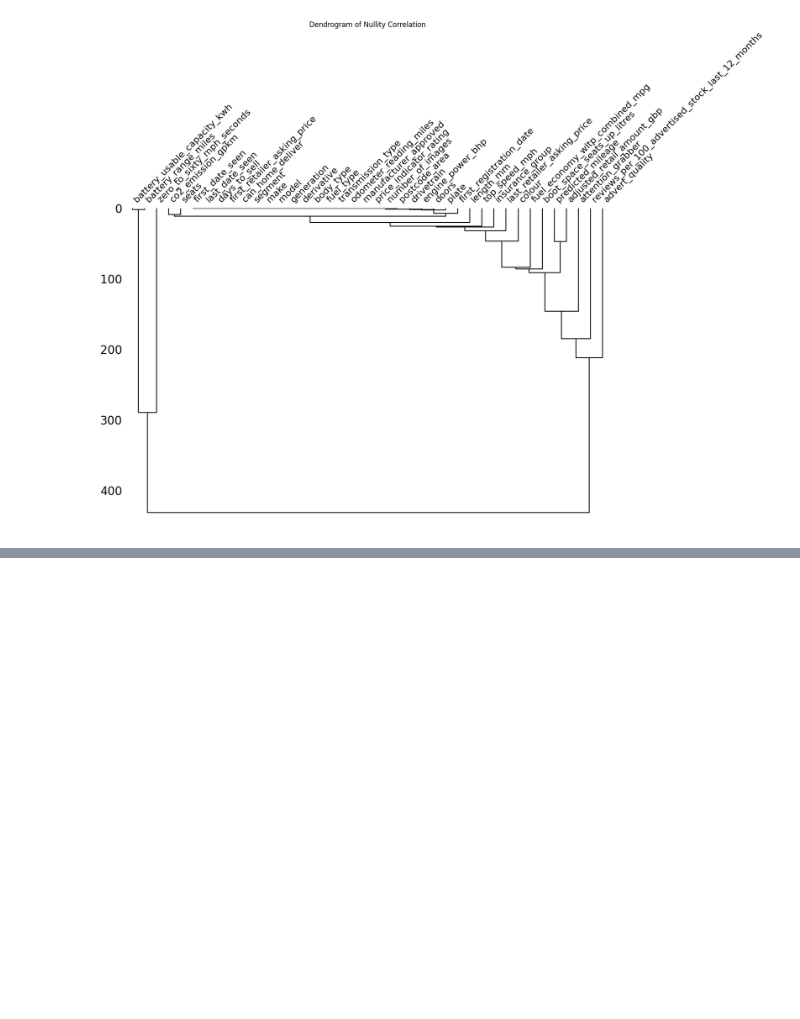
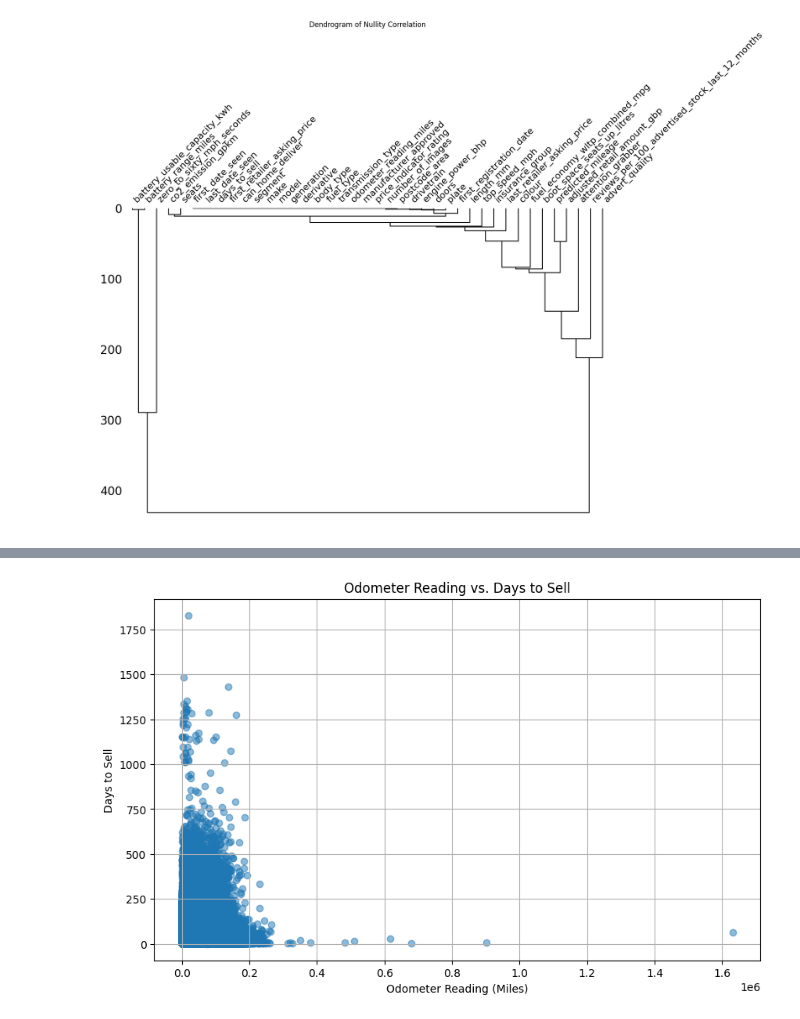
Before and after one commit to 4REHMA70/auto-trader, a Jupyter notebook: a.ipynb, the cells around one changed output, grey strips where cells are left out. Drawn from its saved outputs; the diff is of its cells as text; code cells hidden in the pictures; blank space fills up the shorter version.

```diff
--- a/a.ipynb
+++ b/a.ipynb
@@ -520,0 +619,10 @@ plt.show()
+# %%
+plt.figure(figsize=(10, 6))
+plt.scatter(dropped_df['odometer_reading_miles'], dropped_df['days_to_sell'], alpha=0.5)
+plt.title('Odometer Reading vs. Days to Sell')
+plt.xlabel('Odometer Reading (Miles)')
+plt.ylabel('Days to Sell')
+plt.grid(True)
+plt.show()
+# %% [output]
+[figure, added]
```
Also changed, not shown: parts of 7 cells of this notebook.
